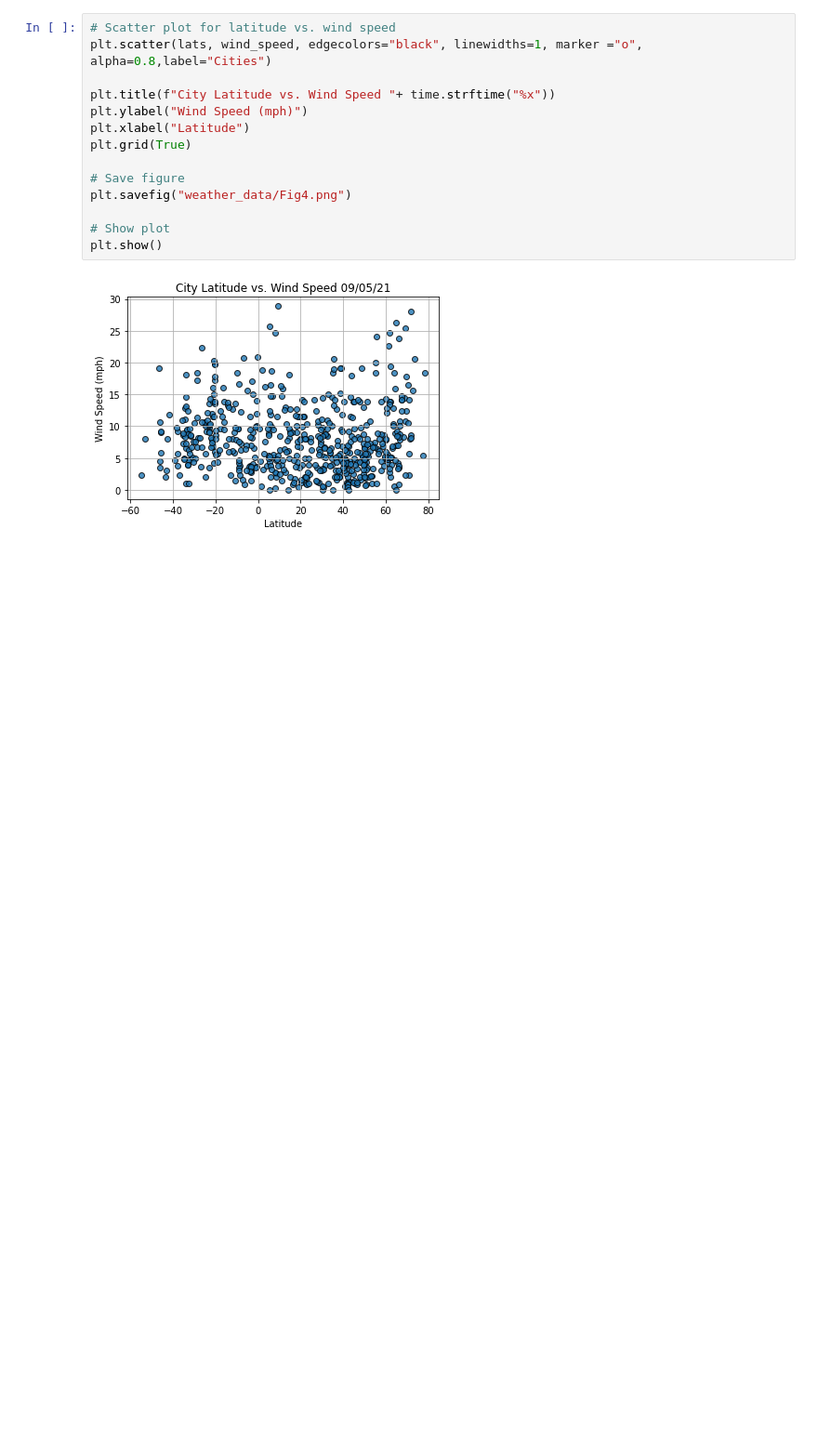
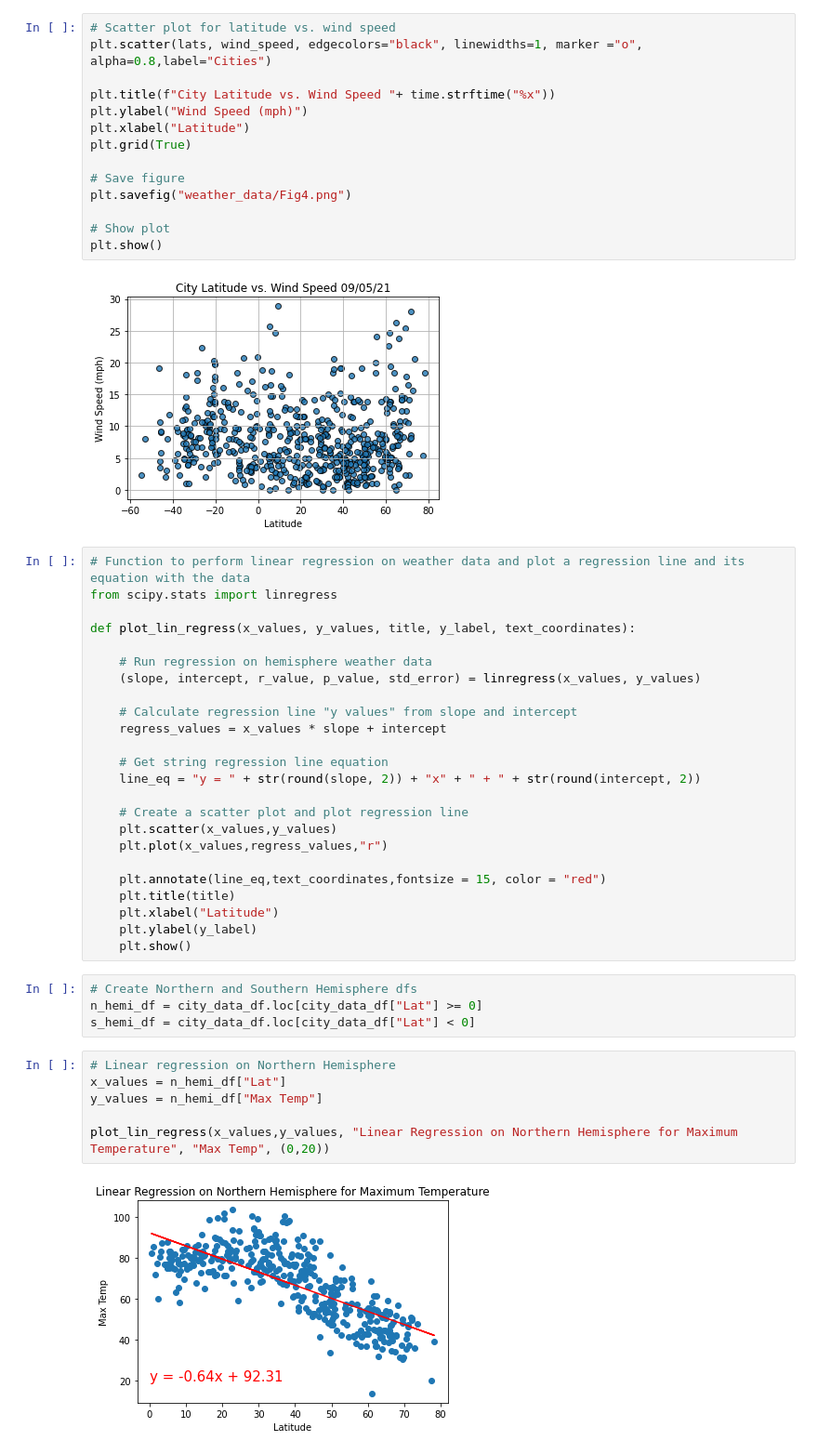
Before and after one commit to mhk197/World_Weather_Analysis, a Jupyter notebook: Weatherpy.ipynb, the cells around one changed output. Shown: that part at 93% size. Saved outputs shown, nothing was run; the diff lists cells and outputs as text; blank space fills up the shorter version.

Commit message:
Added Regressions

```diff
--- a/Weatherpy.ipynb
+++ b/Weatherpy.ipynb
@@ -219,3 +219,39 @@ plt.savefig("weather_data/Fig4.png")
 plt.show()
 # %% [output]
 [figure]
+# %%
+# Function to perform linear regression on weather data and plot a regression line and its equation with the data
+from scipy.stats import linregress
+
+def plot_lin_regress(x_values, y_values, title, y_label, text_coordinates):
+
+    # Run regression on hemisphere weather data
+    (slope, intercept, r_value, p_value, std_error) = linregress(x_values, y_values)
+
+    # Calculate regression line "y values" from slope and intercept
+    regress_values = x_values * slope + intercept
+
+    # Get string regression line equation
+    line_eq = "y = " + str(round(slope, 2)) + "x" + " + " + str(round(intercept, 2))
+
+    # Create a scatter plot and plot regression line
+    plt.scatter(x_values,y_values)
+    plt.plot(x_values,regress_values,"r")
+
+    plt.annotate(line_eq,text_coordinates,fontsize = 15, color = "red")
+    plt.title(title)
+    plt.xlabel("Latitude")
+    plt.ylabel(y_label)
+    plt.show()
+# %%
+# Create Northern and Southern Hemisphere dfs
+n_hemi_df = city_data_df.loc[city_data_df["Lat"] >= 0]
+s_hemi_df = city_data_df.loc[city_data_df["Lat"] < 0]
+# %%
+# Linear regression on Northern Hemisphere
+x_values = n_hemi_df["Lat"]
+y_values = n_hemi_df["Max Temp"]
+
+plot_lin_regress(x_values,y_values, "Linear Regression on Northern Hemisphere for Maximum Temperature", "Max Temp", (0,20))
+# %% [output]
+[figure, added]
```
Also changed, not shown: parts of 1 cell of this notebook.
